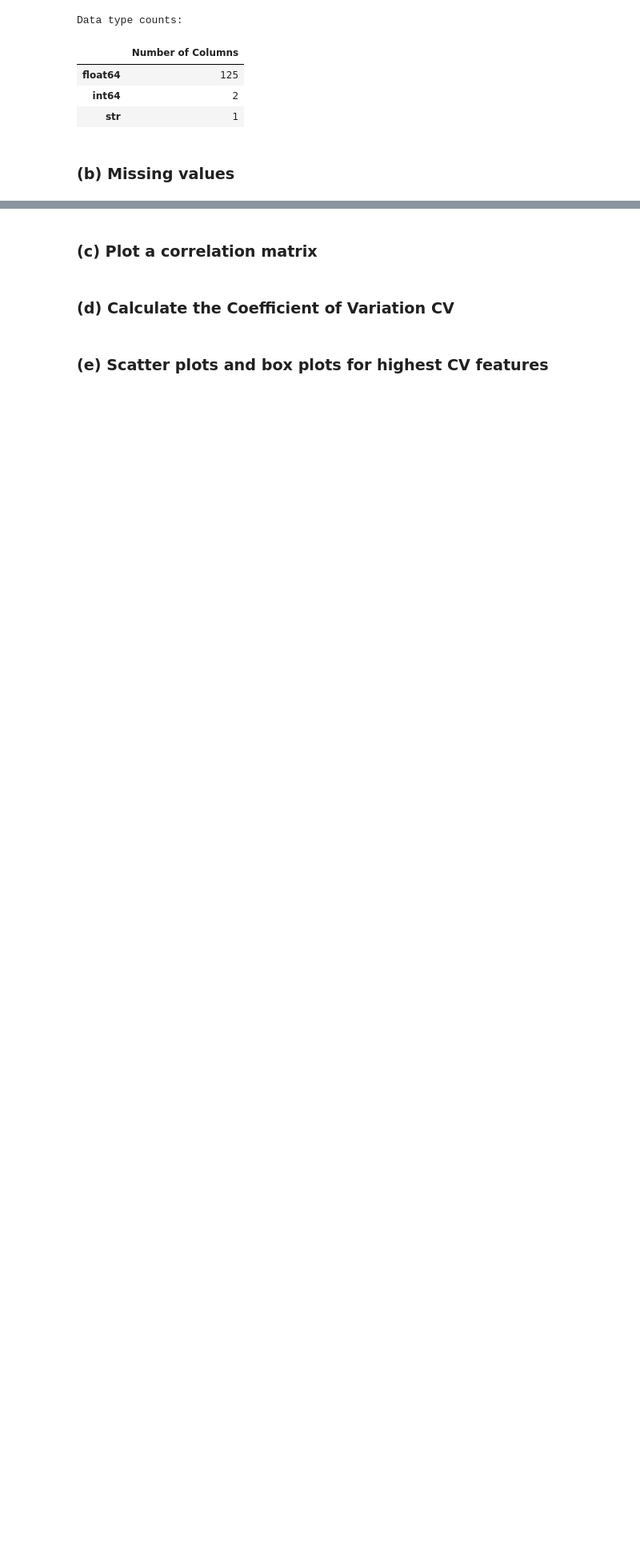
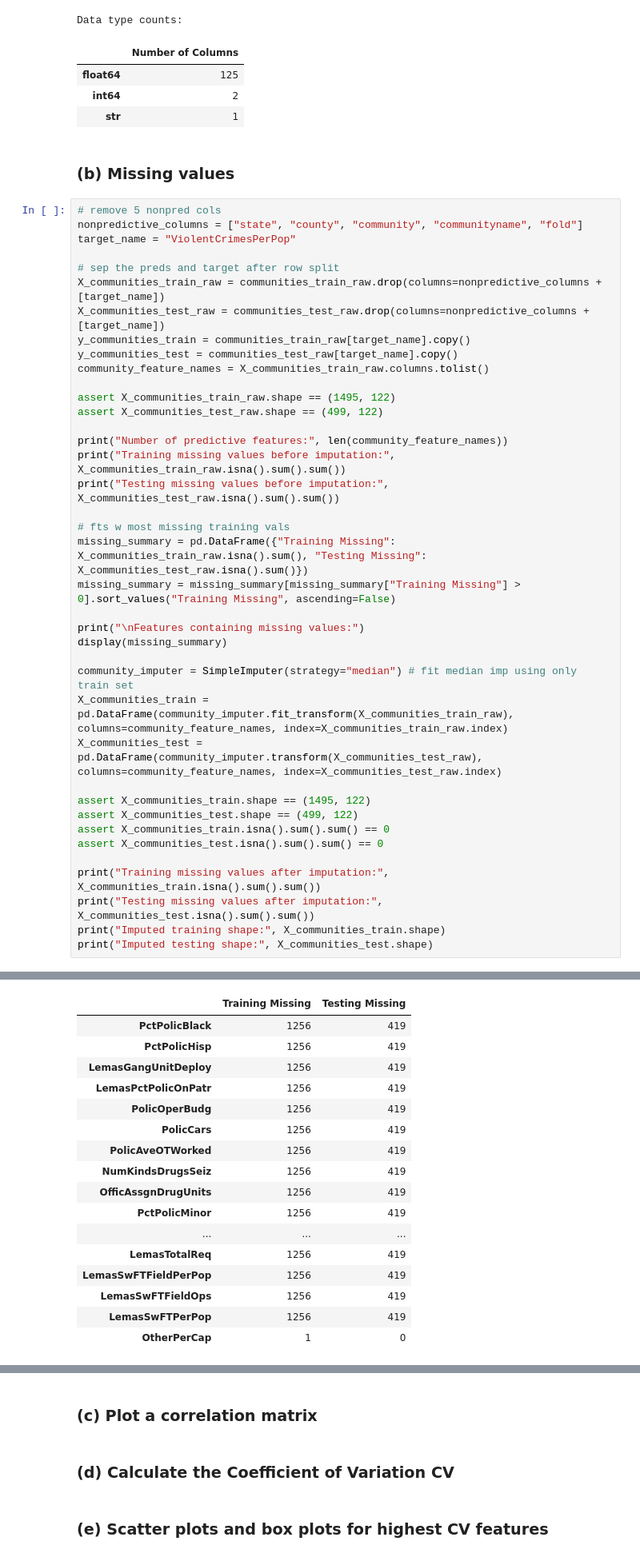
Before and after one commit to manvsatish/dsci-552-hw-5, a Jupyter notebook: notebook/Satish_Manvika_HW5.ipynb, the cells around one changed output, grey strips where cells are left out. Shown at 80% size. Drawn from its saved outputs; the diff is of its cells as text; blank space fills up the shorter version.

```diff
--- a/notebook/Satish_Manvika_HW5.ipynb
+++ b/notebook/Satish_Manvika_HW5.ipynb
@@ -376,3 +376,43 @@ Data type counts:
 | str | 1 |
 # %% [markdown]
 ### (b) Missing values
+# %%
+# remove 5 nonpred cols
+nonpredictive_columns = ["state", "county", "community", "communityname", "fold"]
+target_name = "ViolentCrimesPerPop"
+
+# sep the preds and target after row split
+X_communities_train_raw = communities_train_raw.drop(columns=nonpredictive_columns + [target_name])
+X_communities_test_raw = communities_test_raw.drop(columns=nonpredictive_columns + [target_name])
+y_communities_train = communities_train_raw[target_name].copy()
+y_communities_test = communities_test_raw[target_name].copy()
+community_feature_names = X_communities_train_raw.columns.tolist()
+
+assert X_communities_train_raw.shape == (1495, 122)
+assert X_communities_test_raw.shape == (499, 122)
+
+print("Number of predictive features:", len(community_feature_names))
+print("Training missing values before imputation:", X_communities_train_raw.isna().sum().sum())
+print("Testing missing values before imputation:", X_communities_test_raw.isna().sum().sum())
+
+# fts w most missing training vals
+missing_summary = pd.DataFrame({"Training Missing": X_communities_train_raw.isna().sum(), "Testing Missing": X_communities_test_raw.isna().sum()})
+missing_summary = missing_summary[missing_summary["Training Missing"] > 0].sort_values("Training Missing", ascending=False)
+
+print("\nFeatures containing missing values:")
+display(missing_summary)
+
+community_imputer = SimpleImputer(strategy="median") # fit median imp using only train set
+X_communities_train = pd.DataFrame(community_imputer.fit_transform(X_communities_train_raw), columns=community_feature_names, index=X_communities_train_raw.index)
+X_communities_test = pd.DataFrame(community_imputer.transform(X_communities_test_raw), columns=community_feature_names, index=X_communities_test_raw.index)
+
+assert X_communities_train.shape == (1495, 122)
+assert X_communities_test.shape == (499, 122)
+assert X_communities_train.isna().sum().sum() == 0
+assert X_communities_test.isna().sum().sum() == 0
+
+print("Training missing values after imputation:", X_communities_train.isna().sum().sum())
+print("Testing missing values after imputation:", X_communities_test.isna().sum().sum())
+print("Imputed training shape:", X_communities_train.shape)
+print("Imputed testing shape:", X_communities_test.shape)
+# %% [output]
@@ -378,0 +424,17 @@ Data type counts:
+|  | Training Missing | Testing Missing |
+| PctPolicBlack | 1256 | 419 |
+| PctPolicHisp | 1256 | 419 |
+| LemasGangUnitDeploy | 1256 | 419 |
+| LemasPctPolicOnPatr | 1256 | 419 |
+| PolicOperBudg | 1256 | 419 |
+| PolicCars | 1256 | 419 |
+| PolicAveOTWorked | 1256 | 419 |
+| NumKindsDrugsSeiz | 1256 | 419 |
+| OfficAssgnDrugUnits | 1256 | 419 |
+| PctPolicMinor | 1256 | 419 |
+| ... | ... | ... |
+| LemasTotalReq | 1256 | 419 |
+| LemasSwFTFieldPerPop | 1256 | 419 |
+| LemasSwFTFieldOps | 1256 | 419 |
+| LemasSwFTPerPop | 1256 | 419 |
+| OtherPerCap | 1 | 0 |
```
Also changed, not shown: parts of 1 cell of this notebook.
